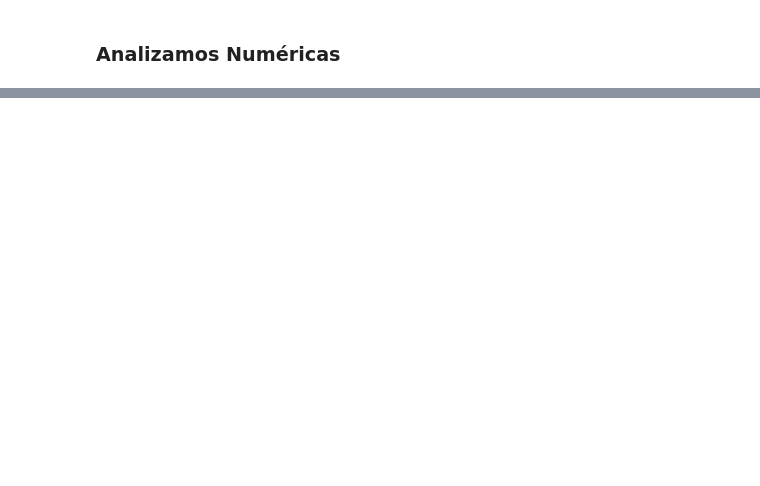
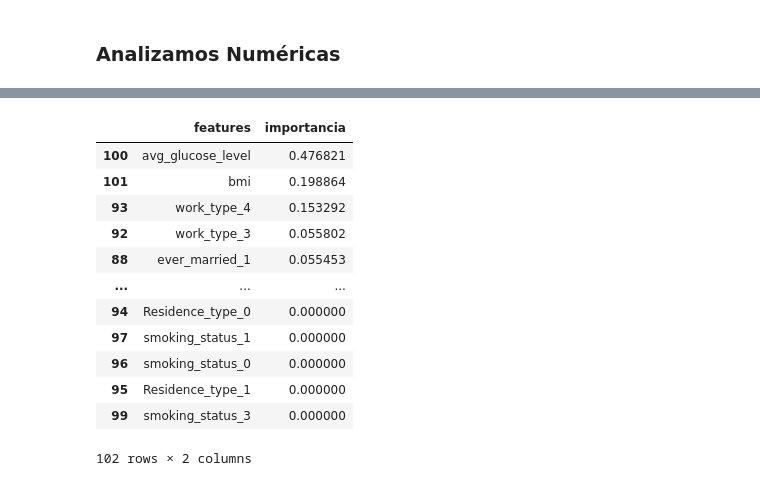
Before and after one commit to ecalvo2411/Project_Break_ML, a Jupyter notebook: notebook-main.ipynb, the cells around one changed output, grey strips where cells are left out. Drawn from its saved outputs; the diff is of its cells as text; code cells hidden in the pictures; blank space fills up the shorter version.

Commit message:
Arbol de decisiones

```diff
--- a/notebook-main.ipynb
+++ b/notebook-main.ipynb
@@ -852,0 +983,16 @@ for col in features_num:
+# %%
+X_train = train_set[features_encoded_cat_sel + features_num].copy()
+X_train_scaled = train_set[features_encoded_cat_sel + features_num].copy()
+y_train = train_set[target]
+
+X_test = test_set[features_encoded_cat_sel + features_num].copy()
+X_test_scaled = test_set[features_encoded_cat_sel + features_num].copy()
+y_test = test_set[target]
+# %%
+from sklearn.linear_model import LogisticRegression
+from sklearn.tree import DecisionTreeClassifier
+
+lr_clf = LogisticRegression(max_iter = 1000)
+tree_clf = DecisionTreeClassifier(random_state = 42)
+
+lr_clf.fit(X_train_scaled, y_train)
@@ -852,0 +1023,2 @@ for col in features_num:
+# %%
+tree_clf.fit(X_train, y_train)
@@ -852,0 +1049,18 @@ for col in features_num:
+# %%
+from sklearn.model_selection import GridSearchCV
+
+param_grid = {
+    "max_depth": [1,2,8,10],
+    "min_samples_leaf": [1,10,20,100],
+    "max_features": ["sqrt", "log2", None],
+    "class_weight": ["balanced", None]
+}
+
+tree_clf = DecisionTreeClassifier(random_state= 42)
+
+tree_grid = GridSearchCV(tree_clf,
+                        param_grid= param_grid,
+                        cv = 5,
+                        scoring = "balanced_accuracy") # Depende del impacto en el problema de negocio
+
+tree_grid.fit(X_train,y_train)
@@ -852,0 +1100,17 @@ for col in features_num:
+# %%
+df_feat_importance = pd.DataFrame({"features": tree_grid.best_estimator_.feature_names_in_, "importancia": tree_grid.best_estimator_.feature_importances_}).sort_values("importancia",ascending=False)
+df_feat_importance
+# %% [output]
+|  | features | importancia |
+| 100 | avg_glucose_level | 0.476821 |
+| 101 | bmi | 0.198864 |
+| 93 | work_type_4 | 0.153292 |
+| 92 | work_type_3 | 0.055802 |
+| 88 | ever_married_1 | 0.055453 |
+| ... | ... | ... |
+| 94 | Residence_type_0 | 0.000000 |
+| 97 | smoking_status_1 | 0.000000 |
+| 96 | smoking_status_0 | 0.000000 |
+| 95 | Residence_type_1 | 0.000000 |
+| 99 | smoking_status_3 | 0.000000 |
+102 rows × 2 columns
```
Also changed, not shown: parts of 34 cells of this notebook.
